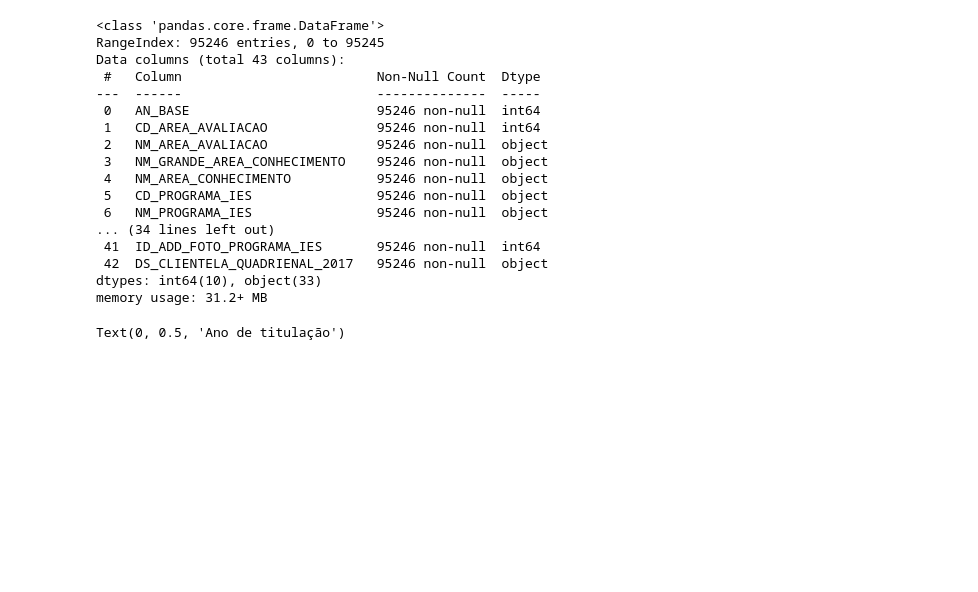
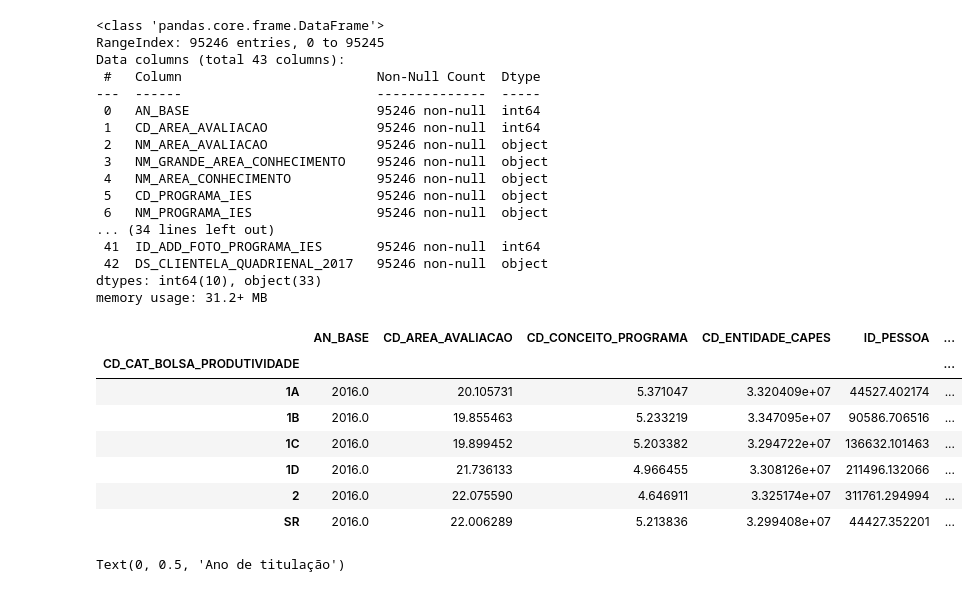
Before and after one commit to ieee-uerj/capes-data-analysis, a Jupyter notebook: Docentes - Gustavo e Romulo.ipynb, the cells around one changed output. Saved outputs shown, nothing was run; the diff lists cells and outputs as text; code cells hidden in the pictures; blank space fills up the shorter version.

```diff
--- a/Docentes - Gustavo e Romulo.ipynb
+++ b/Docentes - Gustavo e Romulo.ipynb
@@ -35,6 +35,17 @@ Data columns (total 43 columns):
  42  DS_CLIENTELA_QUADRIENAL_2017   95246 non-null  object
 dtypes: int64(10), object(33)
 memory usage: 31.2+ MB
+# %%
+df.groupby('CD_CAT_BOLSA_PRODUTIVIDADE').mean()
+# %% [output]
+|  | AN_BASE | CD_AREA_AVALIACAO | CD_CONCEITO_PROGRAMA | CD_ENTIDADE_CAPES | ID_PESSOA | ... |
+| CD_CAT_BOLSA_PRODUTIVIDADE |  |  |  |  |  | ... |
+| 1A | 2016.0 | 20.105731 | 5.371047 | 3.320409e+07 | 44527.402174 | ... |
+| 1B | 2016.0 | 19.855463 | 5.233219 | 3.347095e+07 | 90586.706516 | ... |
+| 1C | 2016.0 | 19.899452 | 5.203382 | 3.294722e+07 | 136632.101463 | ... |
+| 1D | 2016.0 | 21.736133 | 4.966455 | 3.308126e+07 | 211496.132066 | ... |
+| 2 | 2016.0 | 22.075590 | 4.646911 | 3.325174e+07 | 311761.294994 | ... |
+| SR | 2016.0 | 22.006289 | 5.213836 | 3.299408e+07 | 44427.352201 | ... |
 # %%
 ano=df.groupby('CD_PROGRAMA_IES').mean()['AN_TITULACAO']
 conceito=df.groupby('CD_PROGRAMA_IES').mean()['CD_CONCEITO_PROGRAMA']
```
Also changed, not shown: parts of 14 cells of this notebook, 2 other files.
